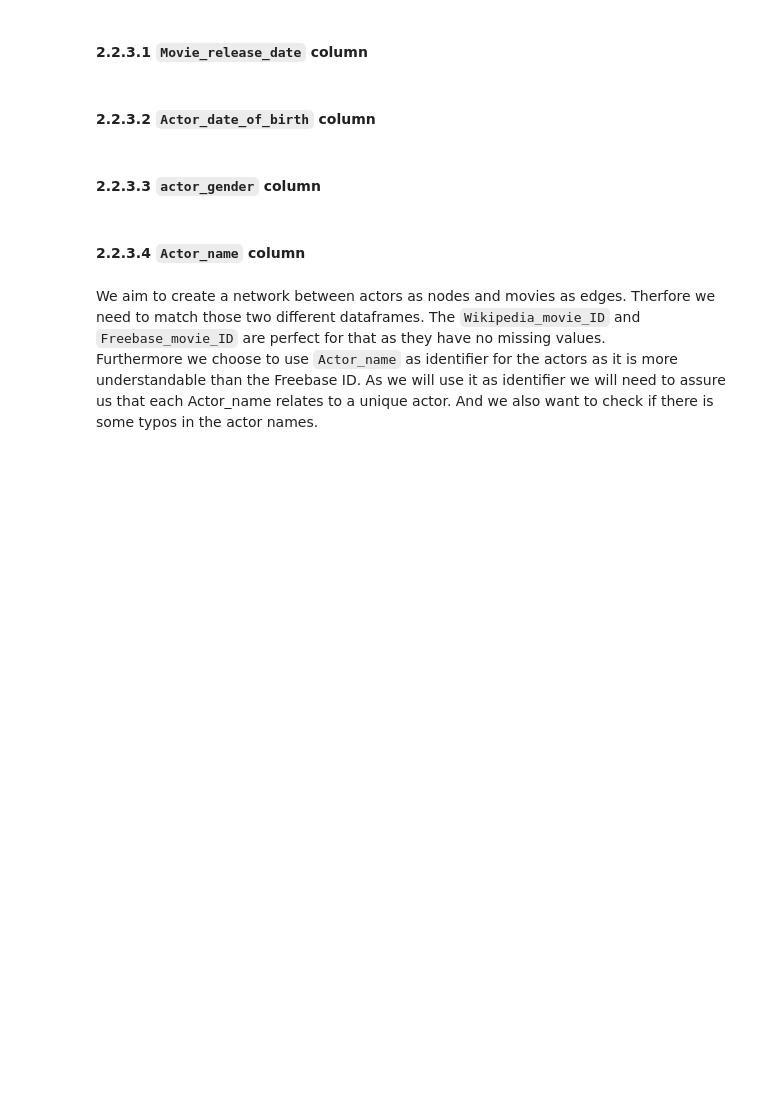
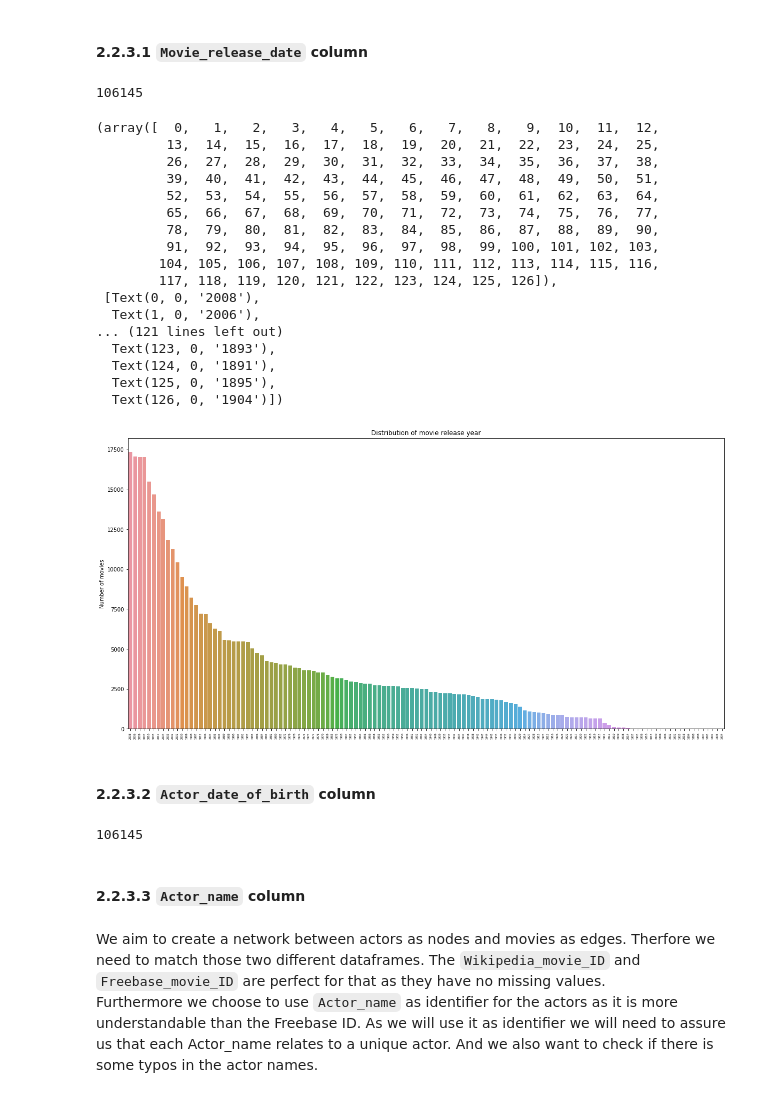
Before and after one commit to epfl-ada/ada-2022-project-addaxx, a Jupyter notebook: P2.ipynb, the cells around one changed output. Drawn from its saved outputs; the diff is of its cells as text; code cells hidden in the pictures; blank space fills up the shorter version.

```diff
--- a/CMU.ipynb
+++ b/P2.ipynb
@@ -21,9 +25,12 @@ import pandas_profiling
 ## 1.1 Importing data
 # %%
 # load data from tsv file to a pandas dataframe
-movies_metadata = pd.read_csv('MovieSummaries/movie.metadata.tsv', sep='\t', header=None)
-character_metadata = pd.read_csv('MovieSummaries/character.metadata.tsv', sep='\t', header=None)
-plot_summaries = pd.read_csv('MovieSummaries/plot_summaries.txt', sep='\t', header=None)
+movies_metadata = pd.read_csv(
+    'MovieSummaries/movie.metadata.tsv', sep='\t', header=None)
+character_metadata = pd.read_csv(
+    'MovieSummaries/character.metadata.tsv', sep='\t', header=None)
+plot_summaries = pd.read_csv(
+    'MovieSummaries/plot_summaries.txt', sep='\t', header=None)
 # %% [markdown]
 
 The columns have the following labels (extracted from Pandaprofiling reports and our analysis):
@@ -60,9 +67,11 @@ Character metadata:
 | Freebase character ID | Categorical | 257865 / 57.2%      | Unique Freebase ID of the character. Contains a lot of missing data and we won't use this column in our analysis   |
 | Freebase actor ID | Categorical | 815 / 0.2%      | Very few missing values that will be dropped . Main identifier for actors in our analysis  |
 # %%
-#label the columns
-movies_metadata.columns = ['Wikipedia_movie_ID', 'Freebase_movie_ID', 'Movie_name', 'Movie_release_date', 'Movie_box_office_revenue', 'Movie_runtime', 'Movie_languages', 'Movie_countries', 'Movie_genres']
-character_metadata.columns = ['Wikipedia_movie_ID', 'Freebase_movie_ID', 'Movie_release_date', 'Character_name', 'Actor_date_of_birth', 'actor_gender', 'Actor_height_(in_meters)', 'Actor_ethnicity', 'Actor_name', 'Actor_age_at_movie_release', 'Freebase_character/actor_map_ID', 'Freebase_character_ID', 'Freebase_actor_ID']
+# label the columns
+movies_metadata.columns = ['Wikipedia_movie_ID', 'Freebase_movie_ID', 'Movie_name', 'Movie_release_date',
+                           'Movie_box_office_revenue', 'Movie_runtime', 'Movie_languages', 'Movie_countries', 'Movie_genres']
+character_metadata.columns = ['Wikipedia_movie_ID', 'Freebase_movie_ID', 'Movie_release_date', 'Character_name', 'Actor_date_of_birth', 'actor_gender',
+                              'Actor_height_(in_meters)', 'Actor_ethnicity', 'Actor_name', 'Actor_age_at_movie_release', 'Freebase_character/actor_map_ID', 'Freebase_character_ID', 'Freebase_actor_ID']
 plot_summaries.columns = ['Wikipedia_movie_ID', 'Plot_summary']
 # %% [markdown]
 ## 1.2 Visualizing samples of raw data
@@ -112,9 +121,11 @@ For the subsequent analysis we will drop the columns representing features we wo
 - `Character_name`, `Actor_height_(in_meters)`, `Actor_ethnicity`, `Actor_age_at_movie_release`, `Freebase_character/actor_map_ID`, `Freebase_character_ID` in the character_metadata dataset.
 # %%
 # drop the columns that are not needed from the movies metadata dataframe:
-movies_metadata.drop(['Movie_box_office_revenue', 'Movie_runtime', 'Movie_languages', 'Movie_countries'], axis=1, inplace=True)
+movies_metadata.drop(['Movie_box_office_revenue', 'Movie_runtime',
+                     'Movie_languages', 'Movie_countries'], axis=1, inplace=True)
 # drop the columns that are not needed from the character metadata dataframe:
-character_metadata.drop(['Character_name', 'Actor_height_(in_meters)', 'Actor_ethnicity', 'Actor_age_at_movie_release', 'Freebase_character/actor_map_ID', 'Freebase_character_ID'], axis=1, inplace=True)
+character_metadata.drop(['Character_name', 'Actor_height_(in_meters)', 'Actor_ethnicity', 'Actor_age_at_movie_release',
+                        'Freebase_character/actor_map_ID', 'Freebase_character_ID'], axis=1, inplace=True)
 # %% [markdown]
 ### 2.2.2 movies_metadata dataset: feature pre-processing
 # %%
@@ -232,12 +250,58 @@ character_metadata
 450669 rows × 7 columns
 # %% [markdown]
 #### 2.2.3.1 `Movie_release_date` column
+# %%
+# As we did with the movies metadata dataframe, we will get the year from the release date column
+character_metadata['Movie_release_year'] = character_metadata['Movie_release_date'].str.split(
+    '-').str[0]
+# drop the release date column
+character_metadata.drop(['Movie_release_date'], axis=1, inplace=True)
+
+# show the number of missing values in the actor date of birth column
+character_metadata['Actor_date_of_birth'].isnull().sum()
+# %% [output]
+106145
+# %%
+# visulaise the distribution of movie release year column
+plt.figure(figsize=(20, 10))
+plt.title('Distribution of movie release year')
+plt.ylabel('Number of movies')
+sns.barplot(x=[x for x, y in Counter(character_metadata['Movie_release_year'].values).most_common()], y=[
+            y for x, y in Counter(character_metadata['Movie_release_year'].values).most_common()])
+plt.xticks(rotation=90, fontsize=5)
+# %% [output]
+(array([  0,   1,   2,   3,   4,   5,   6,   7,   8,   9,  10,  11,  12,
+         13,  14,  15,  16,  17,  18,  19,  20,  21,  22,  23,  24,  25,
+         26,  27,  28,  29,  30,  31,  32,  33,  34,  35,  36,  37,  38,
+         39,  40,  41,  42,  43,  44,  45,  46,  47,  48,  49,  50,  51,
+         52,  53,  54,  55,  56,  57,  58,  59,  60,  61,  62,  63,  64,
+         65,  66,  67,  68,  69,  70,  71,  72,  73,  74,  75,  76,  77,
+         78,  79,  80,  81,  82,  83,  84,  85,  86,  87,  88,  89,  90,
+         91,  92,  93,  94,  95,  96,  97,  98,  99, 100, 101, 102, 103,
+        104, 105, 106, 107, 108, 109, 110, 111, 112, 113, 114, 115, 116,
+        117, 118, 119, 120, 121, 122, 123, 124, 125, 126]),
+ [Text(0, 0, '2008'),
+  Text(1, 0, '2006'),
+... (121 lines left out)
+  Text(123, 0, '1893'),
+  Text(124, 0, '1891'),
+  Text(125, 0, '1895'),
+  Text(126, 0, '1904')])
+[figure, added]
 # %% [markdown]
 #### 2.2.3.2 `Actor_date_of_birth` column
+# %%
+# As we did with the previous column, we will get the year from the actor date of birth column
+character_metadata['Actor_year_of_birth'] = character_metadata['Actor_date_of_birth'].str.split(
+    '-').str[0]
+# drop the actor date of birth column
+character_metadata.drop(['Actor_date_of_birth'], axis=1, inplace=True)
+# show the number of missing values in the actor year of birth column
+character_metadata['Actor_year_of_birth'].isnull().sum()
+# %% [output]
+106145
 # %% [markdown]
-#### 2.2.3.3 `actor_gender` column
+#### 2.2.3.3 `Actor_name` column
-# %% [markdown]
-#### 2.2.3.4 `Actor_name` column
 # %% [markdown]
 We aim to create a network between actors as nodes and movies as edges. Therfore we need to match those two different dataframes. The `Wikipedia_movie_ID` and `Freebase_movie_ID` are perfect for that as they have no missing values. <br>
 Furthermore we choose to use `Actor_name` as identifier for the actors as it is more understandable than the Freebase ID. As we will use it as identifier we will need to assure us that each Actor_name relates to a unique actor. And we also want to check if there is some typos in the actor names.
```
Also changed, not shown: parts of 36 cells of this notebook, 1 other file.
